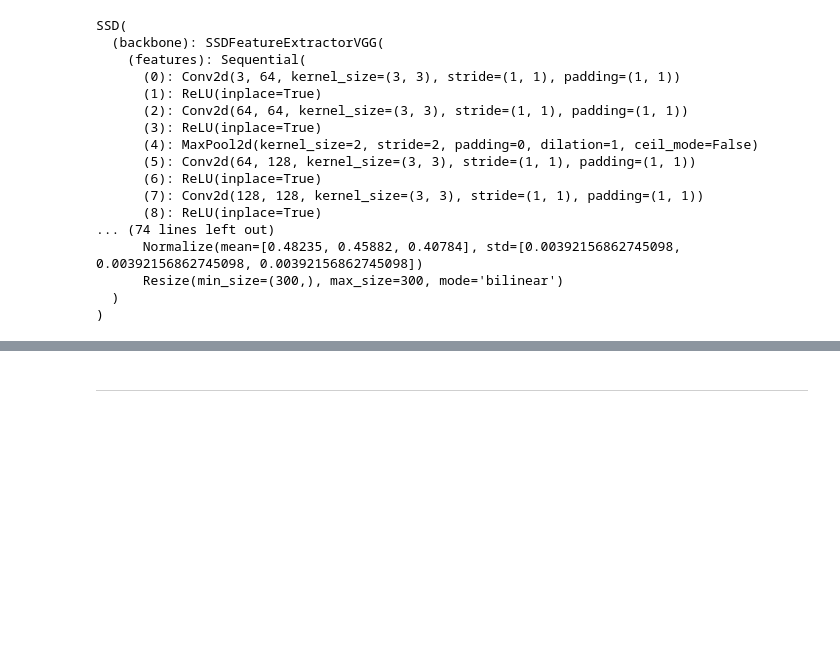
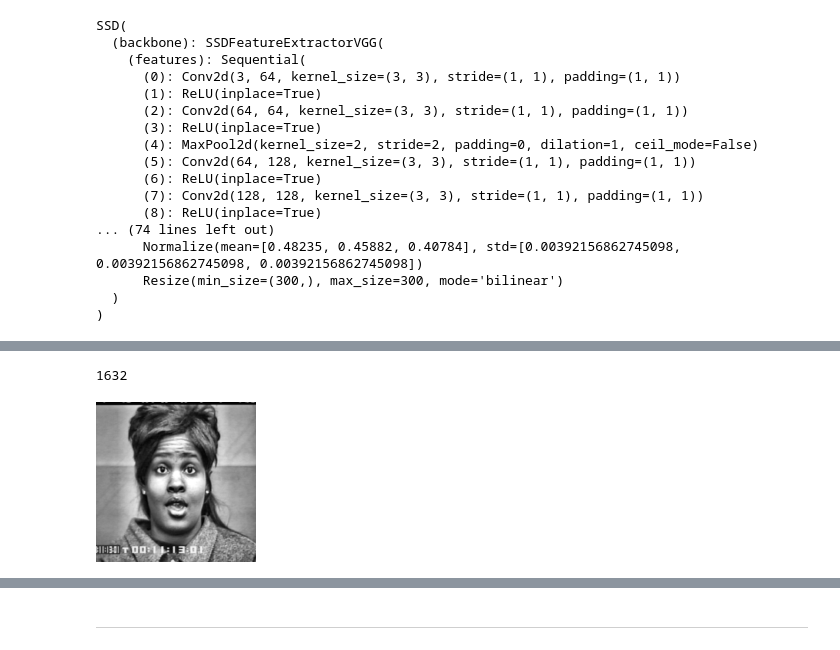
Before and after one commit to ysurs/FER-from-static-images, a Jupyter notebook: check.ipynb, the cells around one changed output, grey strips where cells are left out. Drawn from its saved outputs; the diff is of its cells as text; code cells hidden in the pictures; blank space fills up the shorter version.

```diff
--- a/check.ipynb
+++ b/check.ipynb
@@ -304,0 +319,3 @@ face_cropped[0].shape
+# %%
+face_cropped.pop(1576)
+face_cropped.pop(1630)
@@ -304,0 +340,2 @@ face_cropped[0].shape
+# %%
+face_cropped.pop(1629)
@@ -304,0 +360,4 @@ face_cropped[0].shape
+# %%
+len(face_cropped)
+# %% [output]
+1632
@@ -304,0 +368,4 @@ face_cropped[0].shape
+# %%
+Image.fromarray(face_cropped[1575])
+# %% [output]
+[figure, added]
```
Also changed, not shown: parts of 20 cells of this notebook.
